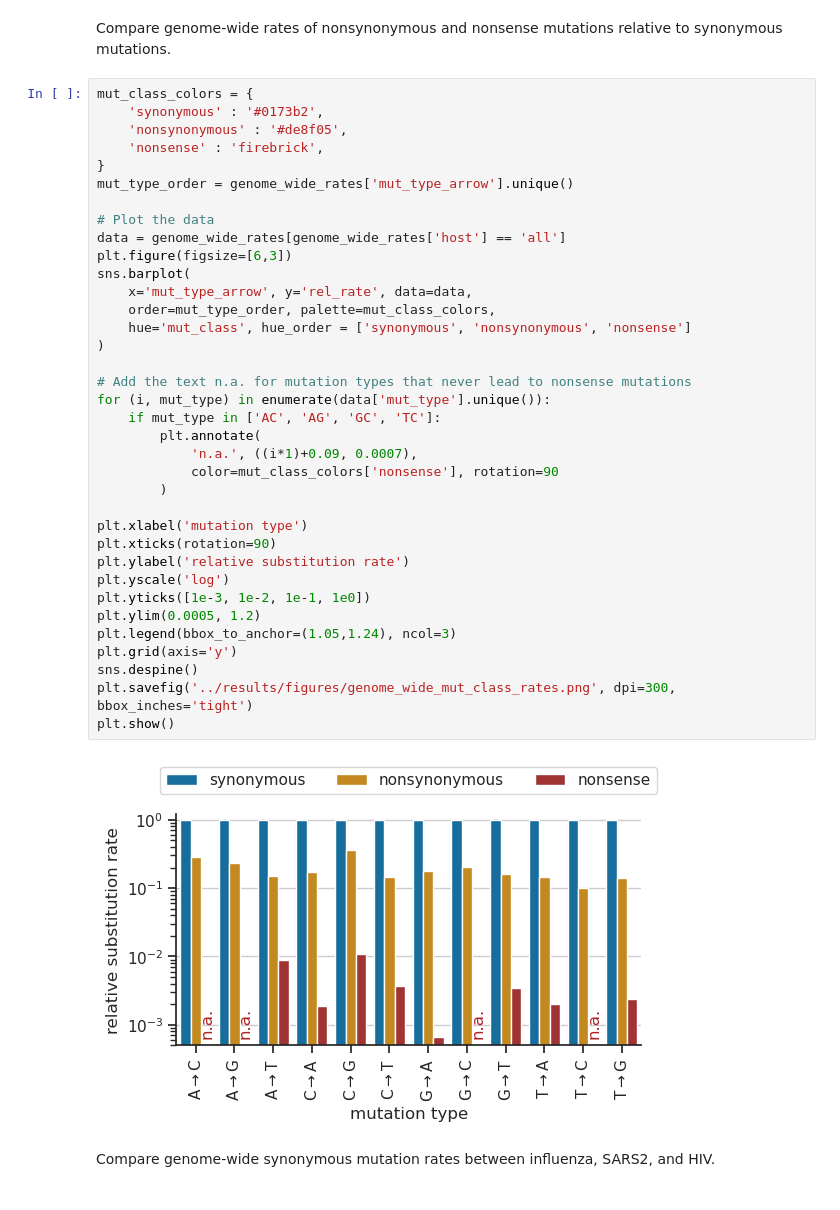
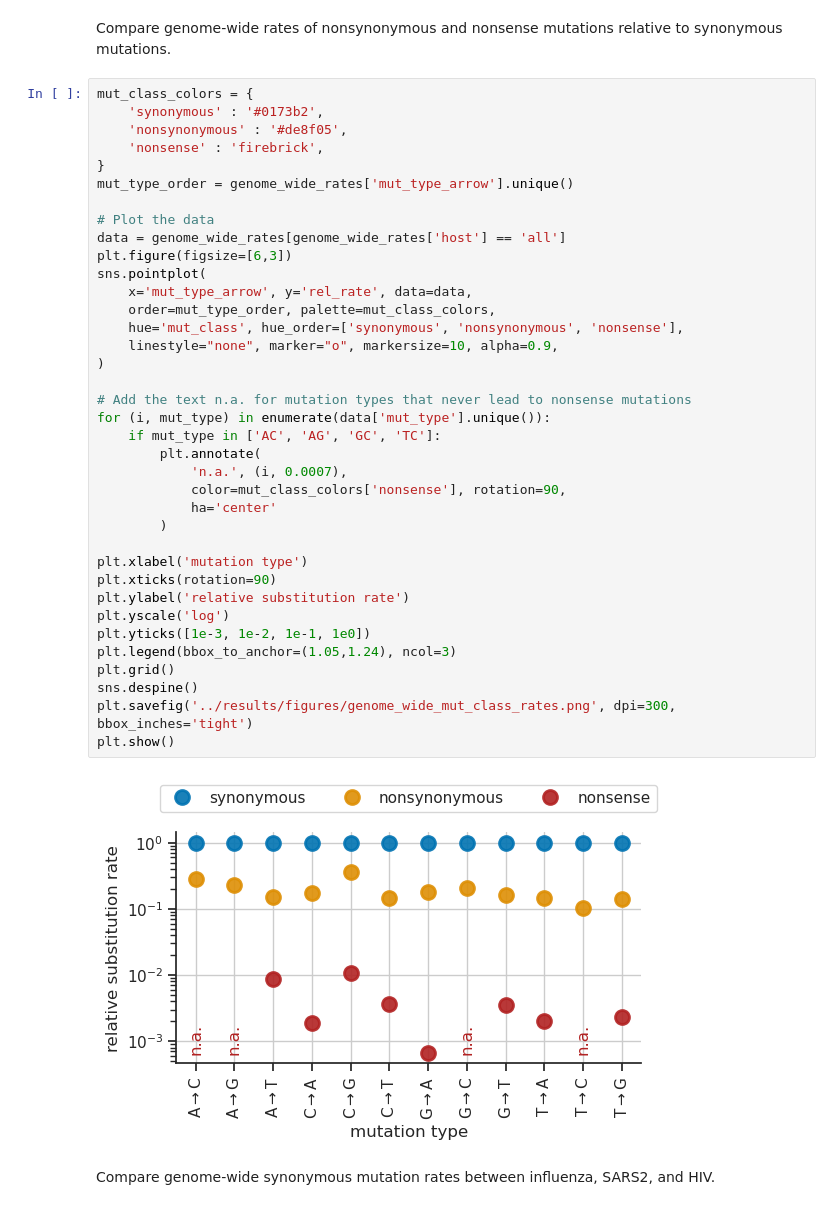
Before and after one commit to matsengrp/flu-mut-rates, a Jupyter notebook: notebooks/analyze_genome_wide_rates.ipynb, the cells around one changed output. Cells and saved outputs as stored; diff of their text form.

```diff
--- a/notebooks/analyze_genome_wide_rates.ipynb
+++ b/notebooks/analyze_genome_wide_rates.ipynb
@@ -57,40 +57,41 @@ Compare genome-wide rates of nonsynonymous and nonsense mutations relative to sy
 mut_class_colors = {
     'synonymous' : '#0173b2',
     'nonsynonymous' : '#de8f05',
     'nonsense' : 'firebrick',
 }
 mut_type_order = genome_wide_rates['mut_type_arrow'].unique()
 
 # Plot the data
 data = genome_wide_rates[genome_wide_rates['host'] == 'all']
 plt.figure(figsize=[6,3])
-sns.barplot(
+sns.pointplot(
     x='mut_type_arrow', y='rel_rate', data=data,
     order=mut_type_order, palette=mut_class_colors,
-    hue='mut_class', hue_order = ['synonymous', 'nonsynonymous', 'nonsense']
+    hue='mut_class', hue_order=['synonymous', 'nonsynonymous', 'nonsense'],
+    linestyle="none", marker="o", markersize=10, alpha=0.9,
 )
 
 # Add the text n.a. for mutation types that never lead to nonsense mutations
 for (i, mut_type) in enumerate(data['mut_type'].unique()):
     if mut_type in ['AC', 'AG', 'GC', 'TC']:
         plt.annotate(
-            'n.a.', ((i*1)+0.09, 0.0007),
-            color=mut_class_colors['nonsense'], rotation=90
+            'n.a.', (i, 0.0007),
+            color=mut_class_colors['nonsense'], rotation=90,
+            ha='center'
         )
 
 plt.xlabel('mutation type')
 plt.xticks(rotation=90)
 plt.ylabel('relative substitution rate')
 plt.yscale('log')
 plt.yticks([1e-3, 1e-2, 1e-1, 1e0])
-plt.ylim(0.0005, 1.2)
 plt.legend(bbox_to_anchor=(1.05,1.24), ncol=3)
-plt.grid(axis='y')
+plt.grid()
 sns.despine()
 plt.savefig('../results/figures/genome_wide_mut_class_rates.png', dpi=300, bbox_inches='tight')
 plt.show()
 # %% [output]
-[figure, old version]
+[figure, new version]
 # %% [markdown]
 Compare genome-wide synonymous mutation rates between influenza, SARS2, and HIV.
 # %%
```
Also changed, not shown: 2 other files.
